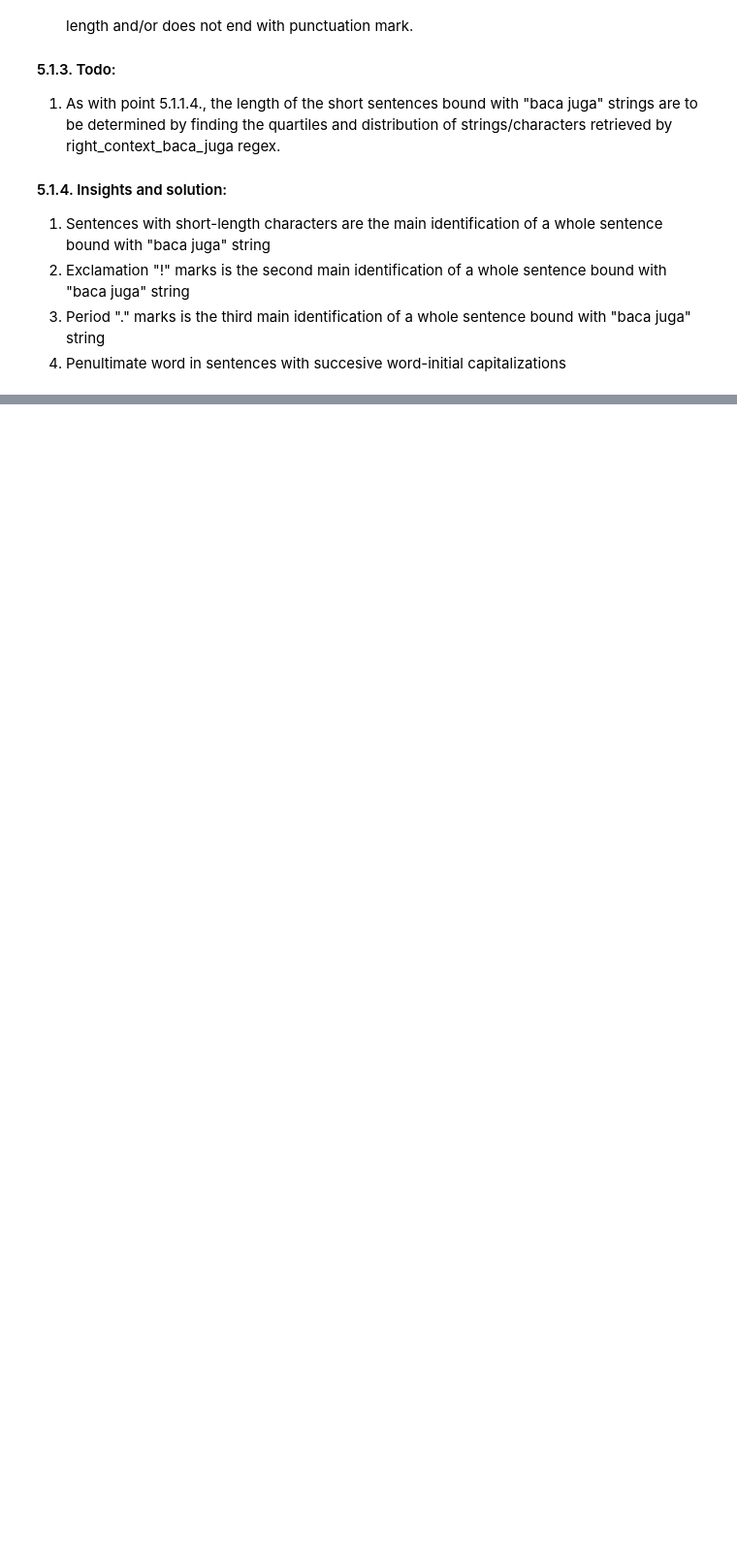
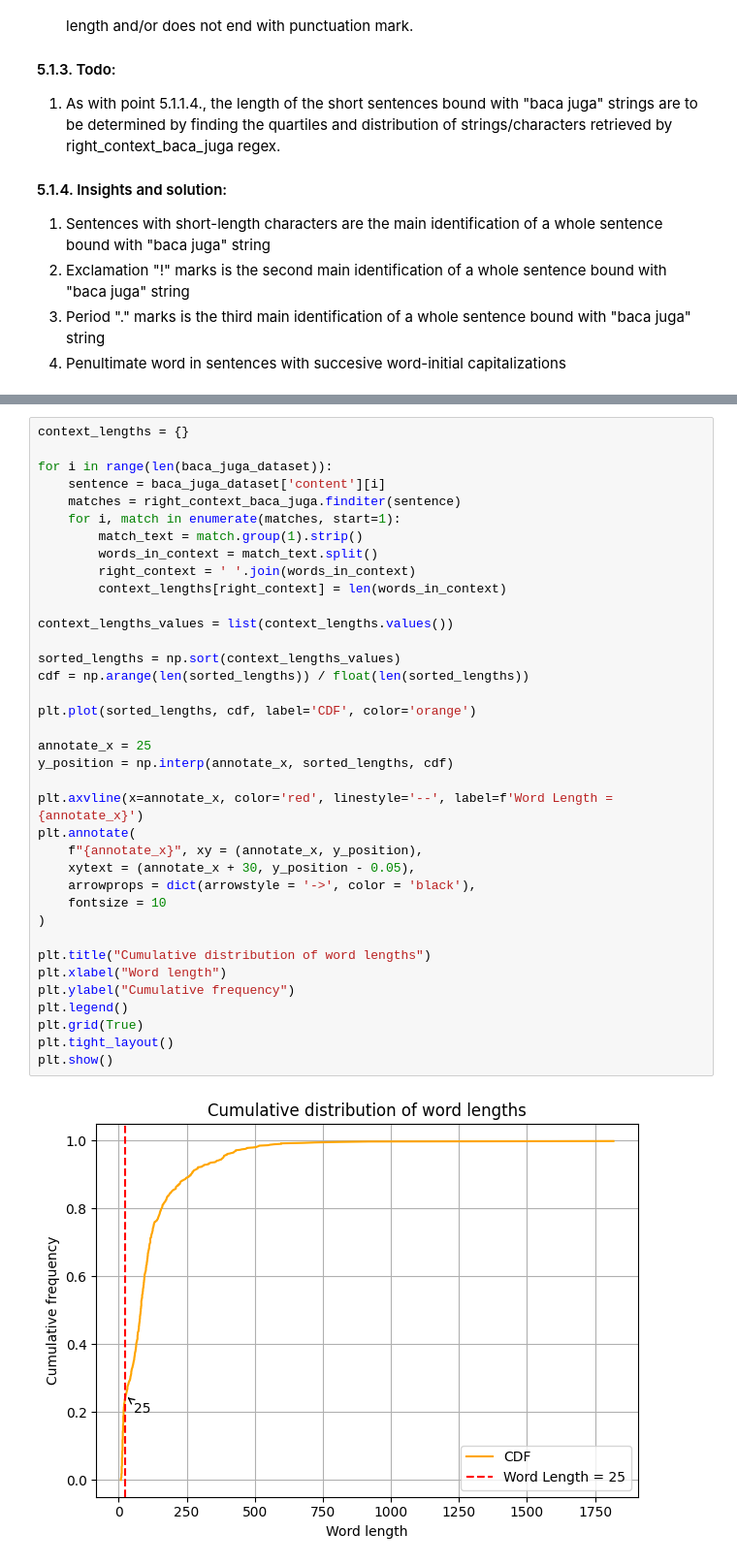
Before and after one commit to alanindra/baca-juga-cleaner, a Jupyter notebook: analysis.ipynb, the cells around one changed output, grey strips where cells are left out. Shown at 97% size. Saved outputs shown, nothing was run; the diff lists cells and outputs as text; blank space fills up the shorter version.

Commit message:
Added CDF visualization

```diff
--- a/analysis.ipynb
+++ b/analysis.ipynb
@@ -355,0 +360,39 @@ IQR: 74.0
+# %%
+context_lengths = {}
+
+for i in range(len(baca_juga_dataset)):
+    sentence = baca_juga_dataset['content'][i]
+    matches = right_context_baca_juga.finditer(sentence)
+    for i, match in enumerate(matches, start=1):
+        match_text = match.group(1).strip()
+        words_in_context = match_text.split()
+        right_context = ' '.join(words_in_context)
+        context_lengths[right_context] = len(words_in_context)
+
+context_lengths_values = list(context_lengths.values())
+
+sorted_lengths = np.sort(context_lengths_values)
+cdf = np.arange(len(sorted_lengths)) / float(len(sorted_lengths))
+
+plt.plot(sorted_lengths, cdf, label='CDF', color='orange')
+
+annotate_x = 25
+y_position = np.interp(annotate_x, sorted_lengths, cdf)
+
+plt.axvline(x=annotate_x, color='red', linestyle='--', label=f'Word Length = {annotate_x}')
+plt.annotate(
+    f"{annotate_x}", xy = (annotate_x, y_position),
+    xytext = (annotate_x + 30, y_position - 0.05),
+    arrowprops = dict(arrowstyle = '->', color = 'black'),
+    fontsize = 10
+)
+
+plt.title("Cumulative distribution of word lengths")
+plt.xlabel("Word length")
+plt.ylabel("Cumulative frequency")
+plt.legend()
+plt.grid(True)
+plt.tight_layout()
+plt.show()
+# %% [output]
+[figure, added]
```
Also changed, not shown: parts of 4 cells of this notebook.
